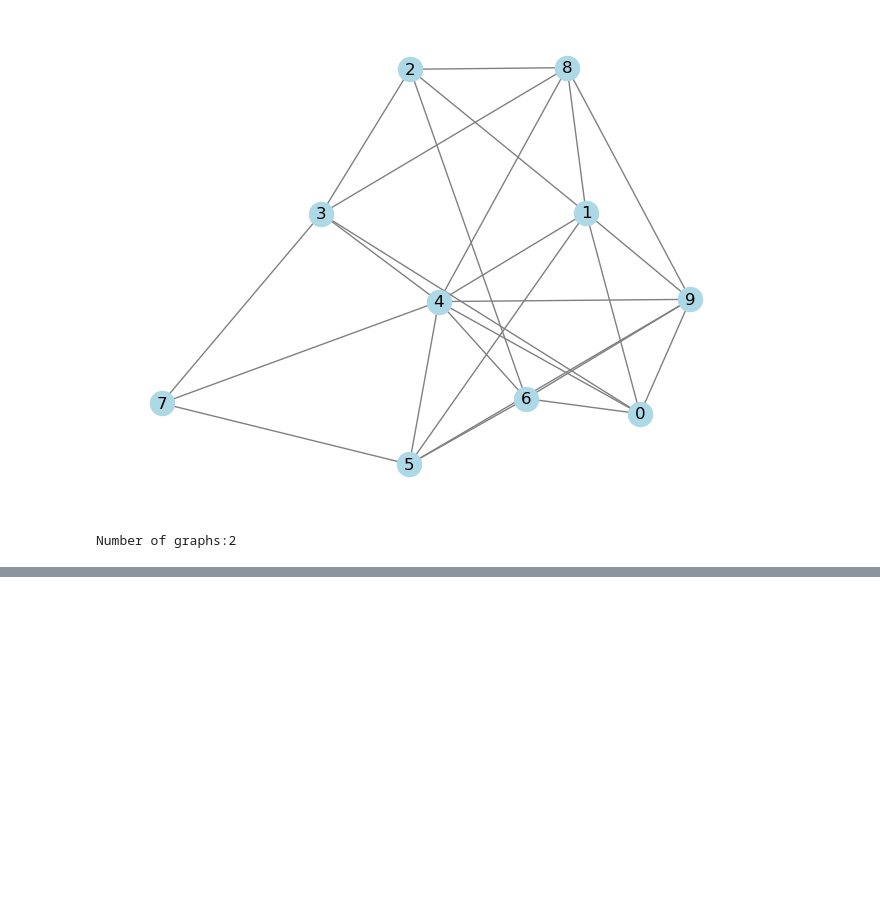
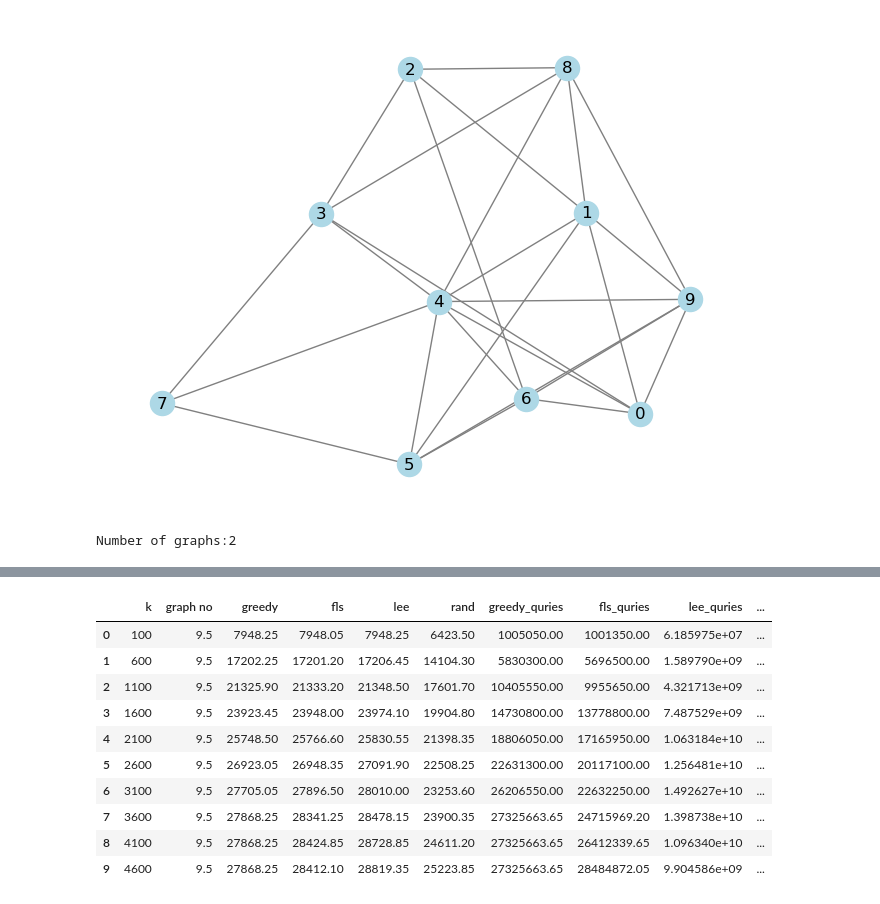
Before and after one commit to ankurnath/GuidedSearch, a Jupyter notebook: Max_Cut.ipynb, the cells around one changed output, grey strips where cells are left out. Cells and saved outputs as stored; diff of their text form; code cells hidden in the pictures; blank space fills up the shorter version.

```diff
--- a/Max_Cut.ipynb
+++ b/Max_Cut.ipynb
@@ -1106,3 +1272,17 @@ Number of graphs:2
+# %%
+result
+# %% [output]
+|  | k | graph no | greedy | fls | lee | rand | greedy_quries | fls_quries | lee_quries | ... |
+| 0 | 100 | 9.5 | 7948.25 | 7948.05 | 7948.25 | 6423.50 | 1005050.00 | 1001350.00 | 6.185975e+07 | ... |
+| 1 | 600 | 9.5 | 17202.25 | 17201.20 | 17206.45 | 14104.30 | 5830300.00 | 5696500.00 | 1.589790e+09 | ... |
+| 2 | 1100 | 9.5 | 21325.90 | 21333.20 | 21348.50 | 17601.70 | 10405550.00 | 9955650.00 | 4.321713e+09 | ... |
+| 3 | 1600 | 9.5 | 23923.45 | 23948.00 | 23974.10 | 19904.80 | 14730800.00 | 13778800.00 | 7.487529e+09 | ... |
+| 4 | 2100 | 9.5 | 25748.50 | 25766.60 | 25830.55 | 21398.35 | 18806050.00 | 17165950.00 | 1.063184e+10 | ... |
+| 5 | 2600 | 9.5 | 26923.05 | 26948.35 | 27091.90 | 22508.25 | 22631300.00 | 20117100.00 | 1.256481e+10 | ... |
+| 6 | 3100 | 9.5 | 27705.05 | 27896.50 | 28010.00 | 23253.60 | 26206550.00 | 22632250.00 | 1.492627e+10 | ... |
+| 7 | 3600 | 9.5 | 27868.25 | 28341.25 | 28478.15 | 23900.35 | 27325663.65 | 24715969.20 | 1.398738e+10 | ... |
+| 8 | 4100 | 9.5 | 27868.25 | 28424.85 | 28728.85 | 24611.20 | 27325663.65 | 26412339.65 | 1.096340e+10 | ... |
+| 9 | 4600 | 9.5 | 27868.25 | 28412.10 | 28819.35 | 25223.85 | 27325663.65 | 28484872.05 | 9.904586e+09 | ... |
 # %%
 # import time
 # from multiprocessing import Process
```
Also changed, not shown: parts of 5 cells of this notebook, 29 other files.
